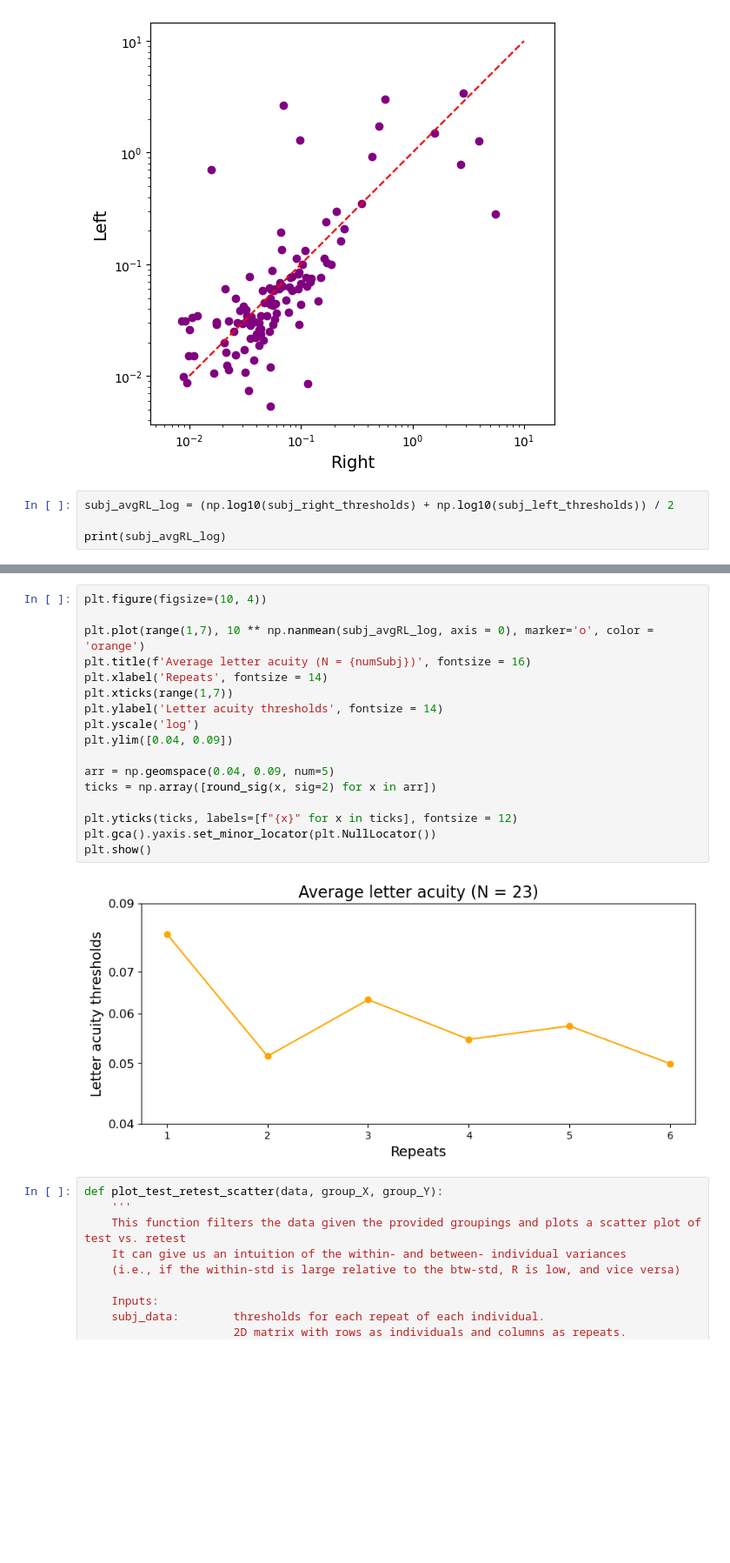
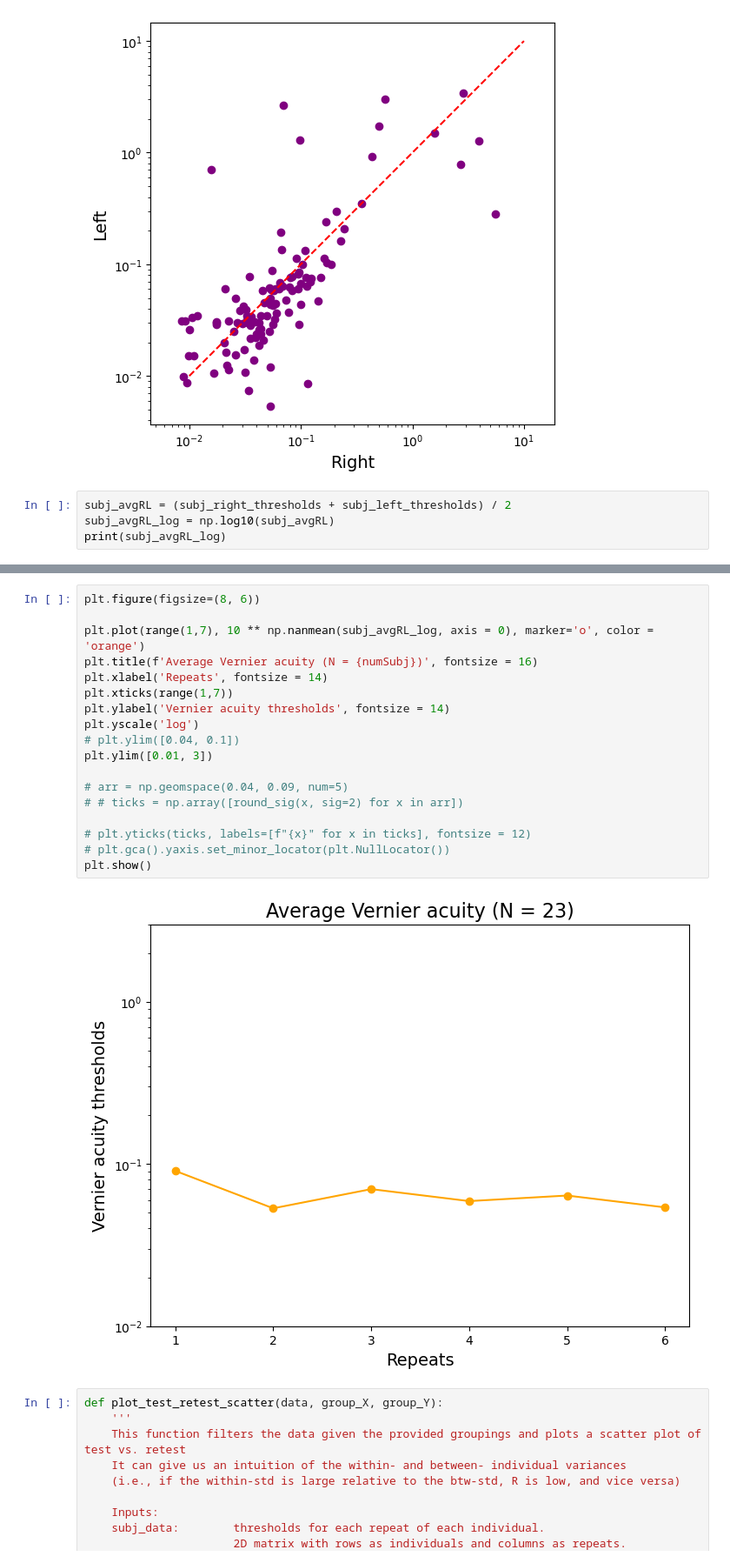
Before and after one commit to fh986/crowding-individual-difference, a Jupyter notebook: Variance_Vernier_Acuity.ipynb, the cells around one changed output, grey strips where cells are left out. Shown at 87% size. Drawn from its saved outputs; the diff is of its cells as text; blank space fills up the shorter version.

Commit message:
updated pilot figures and varied variances

```diff
--- a/Variance_Vernier_Acuity.ipynb
+++ b/Variance_Vernier_Acuity.ipynb
@@ -243,7 +243,7 @@ plt.show()
 # %% [output]
 [figure]
 # %%
-subj_avgRL_log = (np.log10(subj_right_thresholds) + np.log10(subj_left_thresholds)) / 2
-
+subj_avgRL = (subj_right_thresholds + subj_left_thresholds) / 2
+subj_avgRL_log = np.log10(subj_avgRL)
 print(subj_avgRL_log)
 # %% [output]
@@ -267,22 +287,23 @@ print(subj_avgRL_log)
 # %%
-plt.figure(figsize=(10, 4))
+plt.figure(figsize=(8, 6))
 
 plt.plot(range(1,7), 10 ** np.nanmean(subj_avgRL_log, axis = 0), marker='o', color = 'orange')
-plt.title(f'Average letter acuity (N = {numSubj})', fontsize = 16)
+plt.title(f'Average Vernier acuity (N = {numSubj})', fontsize = 16)
 plt.xlabel('Repeats', fontsize = 14)
 plt.xticks(range(1,7))
-plt.ylabel('Letter acuity thresholds', fontsize = 14)
+plt.ylabel('Vernier acuity thresholds', fontsize = 14)
 plt.yscale('log')
-plt.ylim([0.04, 0.09])
+# plt.ylim([0.04, 0.1])
+plt.ylim([0.01, 3])
 
-arr = np.geomspace(0.04, 0.09, num=5)
-ticks = np.array([round_sig(x, sig=2) for x in arr])
+# arr = np.geomspace(0.04, 0.09, num=5)
+# # ticks = np.array([round_sig(x, sig=2) for x in arr])
 
-plt.yticks(ticks, labels=[f"{x}" for x in ticks], fontsize = 12)
-plt.gca().yaxis.set_minor_locator(plt.NullLocator())
+# plt.yticks(ticks, labels=[f"{x}" for x in ticks], fontsize = 12)
+# plt.gca().yaxis.set_minor_locator(plt.NullLocator())
 plt.show()
 # %% [output]
-[figure, old version]
+[figure, new version]
 # %%
 def plot_test_retest_scatter(data, group_X, group_Y):
     '''
```
Also changed, not shown: parts of 3 cells of this notebook, 3 other files.
